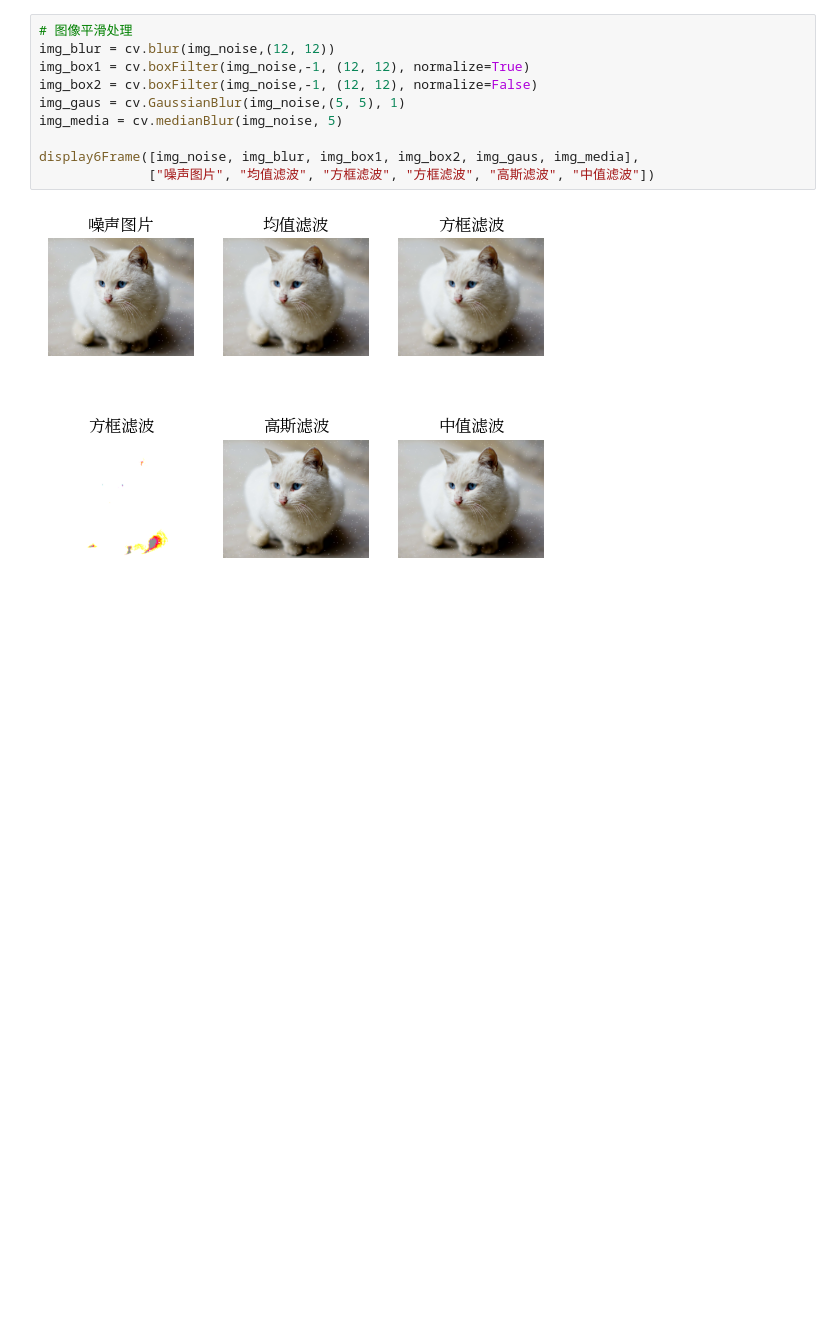
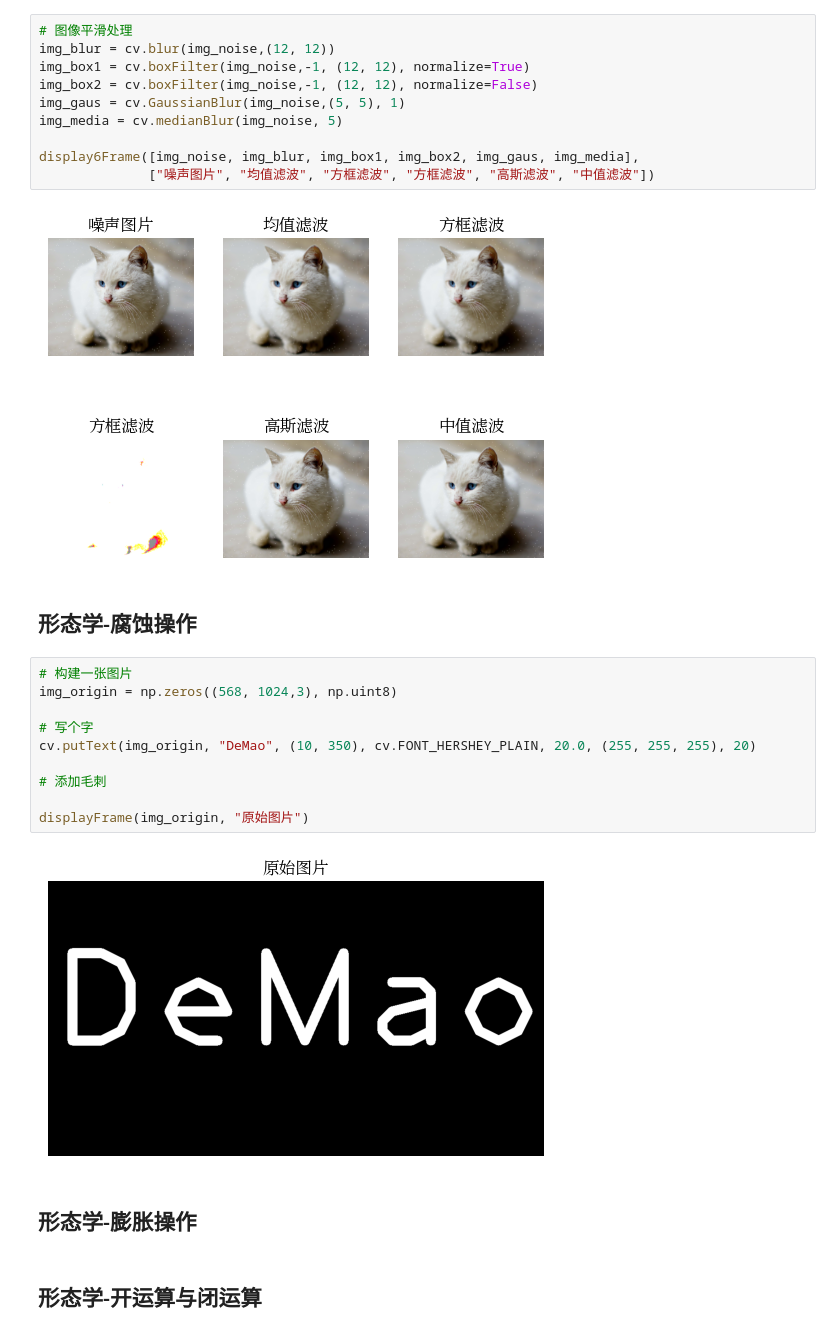
Before and after one commit to mengdemao/jupyter, a Jupyter notebook: opencv.ipynb, the cells around one changed output. Drawn from its saved outputs; the diff is of its cells as text; blank space fills up the shorter version.

```diff
--- a/opencv.ipynb
+++ b/opencv.ipynb
@@ -318,3 +318,21 @@ display6Frame([img_noise, img_blur, img_box1, img_box2, img_gaus, img_media],
               ["噪声图片", "均值滤波", "方框滤波", "方框滤波", "高斯滤波", "中值滤波"])
 # %% [output]
 [figure]
+# %% [markdown]
+## 形态学-腐蚀操作
+# %%
+# 构建一张图片
+img_origin = np.zeros((568, 1024,3), np.uint8)
+
+# 写个字
+cv.putText(img_origin, "DeMao", (10, 350), cv.FONT_HERSHEY_PLAIN, 20.0, (255, 255, 255), 20)
+
+# 添加毛刺
+
+displayFrame(img_origin, "原始图片")
+# %% [output]
+[figure, added]
+# %% [markdown]
+## 形态学-膨胀操作
+# %% [markdown]
+## 形态学-开运算与闭运算
```
Also changed, not shown: parts of 2 cells of this notebook, 1 other file.
